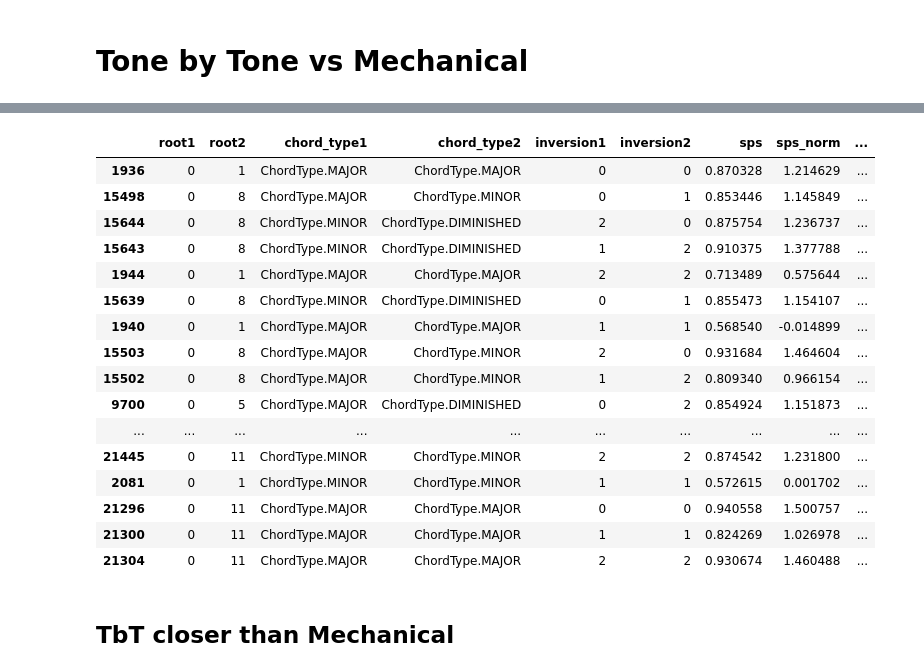
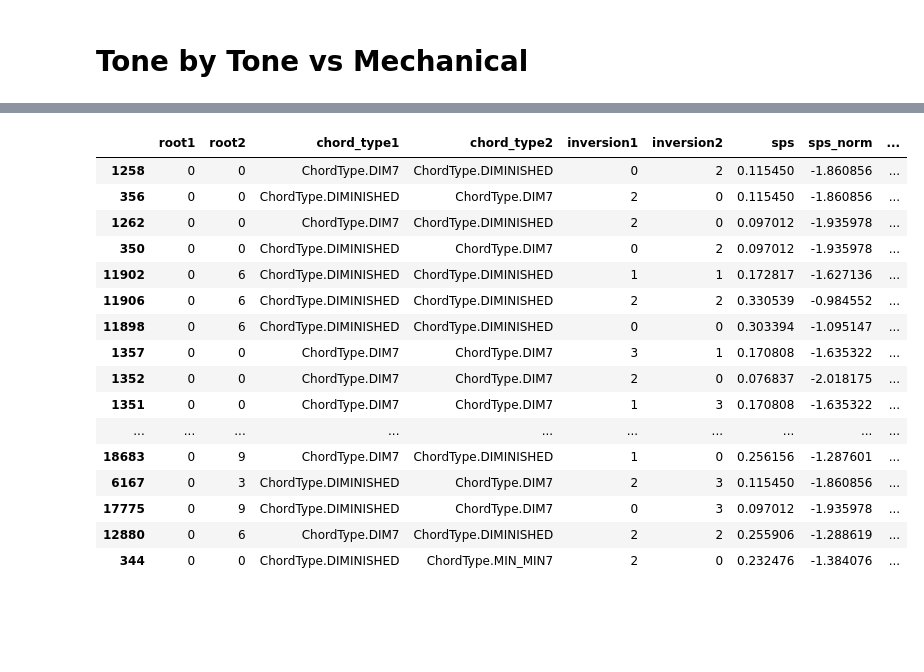
Before and after one commit to DCMLab/chord-eval, a Jupyter notebook: Scratch.ipynb, the cells around one changed output, grey strips where cells are left out. Cells and saved outputs as stored; diff of their text form; code cells hidden in the pictures; blank space fills up the shorter version.

```diff
--- a/Scratch.ipynb
+++ b/Scratch.ipynb
@@ -208,27 +268,38 @@ Text(0.5, 1.0, 'sps')
 # %%
-import matplotlib.pyplot as plt
-import numpy as np
+more_types = [ChordType.MAJOR, ChordType.MINOR, ChordType.DIMINISHED, ChordType.AUGMENTED, ChordType.MAJ_MIN7, ChordType.MAJ_MAJ7, ChordType.MIN_MIN7, ChordType.HALF_DIM7, ChordType.DIM7]
+more_types_labels = ["M", "m", "o", "+", "7", "M7", "m7", "%7", "o7"]
+triads = [ChordType.MAJOR, ChordType.MINOR, ChordType.DIMINISHED, ChordType.AUGMENTED]
+triads_labels = ["M", "m", "o", "+"]
 
-triads = [ChordType.MAJOR, ChordType.MINOR, ChordType.DIMINISHED, ChordType.AUGMENTED]
-maj_min = [ChordType.MAJOR, ChordType.MINOR]
+TYPES = more_types
+TYPE_LABELS = more_types_labels
 
 c_maj_mask = (data["root1"] == 0) & (data["chord_type1"] == ChordType.MAJOR) & (data["inversion1"] == 0)
 c_maj_data = data.loc[c_maj_mask]
 
-metric = "mechanical_b2"
+metric = "mechanical_b1"
 
-matrix = np.zeros((12, 4 * 3))
+xlabels = []
+for chord_type, type_label in zip(TYPES, TYPE_LABELS):
+    max_inv = 3 if chord_type in triads else 4
+    for inv in range(max_inv):
+        xlabels.append(f"{type_label}:{inv}")
+
+matrix = np.zeros((12, len(xlabels)))
 
 for root in range(12):
-    for i, (inv, chord_type) in enumerate(itertools.product(range(3), triads)):
-        matrix[(11 - root), i] = c_maj_data.loc[(c_maj_data["root2"] == root) & (c_maj_data["chord_type2"] == chord_type) & (c_maj_data["inversion2"] == inv), metric]
+    i = 0
+    for chord_type in TYPES:
+        max_inv = 3 if chord_type in triads else 4
+        for inv in range(max_inv):
+            matrix[(11 - root), i] = c_maj_data.loc[(c_maj_data["root2"] == root) & (c_maj_data["chord_type2"] == chord_type) & (c_maj_data["inversion2"] == inv), metric]
+            i += 1
 
-
-plt.imshow(matrix)
+plt.figure(figsize=(12,4))
+plt.imshow(matrix, cmap="Purples")
 plt.colorbar()
-plt.xlabel("Chord Type")
+plt.xlabel("Type:Inversion")
 plt.ylabel("Root")
-plt.xticks(ticks=range(12), labels=[f"{chord_type}:{inv}" for inv, chord_type in itertools.product(range(3), ["M", "m", "o", "+"])])
+plt.xticks(ticks=range(len(xlabels)), labels=xlabels, rotation=60)
 plt.yticks(ticks=range(12), labels=["B", "Bb", "A", "Ab", "G", "Gb", "F", "E", "Eb", "D", "Db", "C"])
-plt.title(metric)
 # %% [output]
@@ -441,27 +543,25 @@ small_data.loc[
 # %%
 small_data.loc[
-    sorted_small["tone_by_tone_r0_b0"]["mechanical_b1"].index
+    sorted_small["tone_by_tone_r1_b1"]["mechanical_b1"].index
 ].loc[
-    (data["root1"] == 0) & (data["tone_by_tone_r0_b0_norm"] > data["mechanical_b1_norm"]),
-    ["root1", "root2", "chord_type1", "chord_type2", "inversion1", "inversion2", "sps", "sps_norm", "tone_by_tone_r0_b0", "tone_by_tone_r0_b0_norm", "mechanical_b1", "mechanical_b1_norm"],
+    (data["root1"] == 0) & (data["tone_by_tone_r1_b1_norm"] < data["mechanical_b1_norm"]),
+    ["root1", "root2", "chord_type1", "chord_type2", "inversion1", "inversion2", "sps", "sps_norm", "tone_by_tone_r1_b1", "tone_by_tone_r1_b1_norm", "mechanical_b1", "mechanical_b1_norm"],
 ][:30]
 # %% [output]
 |  | root1 | root2 | chord_type1 | chord_type2 | inversion1 | inversion2 | sps | sps_norm | ... |
-| 1936 | 0 | 1 | ChordType.MAJOR | ChordType.MAJOR | 0 | 0 | 0.870328 | 1.214629 | ... |
-| 15498 | 0 | 8 | ChordType.MAJOR | ChordType.MINOR | 0 | 1 | 0.853446 | 1.145849 | ... |
-| 15644 | 0 | 8 | ChordType.MINOR | ChordType.DIMINISHED | 2 | 0 | 0.875754 | 1.236737 | ... |
-| 15643 | 0 | 8 | ChordType.MINOR | ChordType.DIMINISHED | 1 | 2 | 0.910375 | 1.377788 | ... |
-| 1944 | 0 | 1 | ChordType.MAJOR | ChordType.MAJOR | 2 | 2 | 0.713489 | 0.575644 | ... |
-| 15639 | 0 | 8 | ChordType.MINOR | ChordType.DIMINISHED | 0 | 1 | 0.855473 | 1.154107 | ... |
-| 1940 | 0 | 1 | ChordType.MAJOR | ChordType.MAJOR | 1 | 1 | 0.568540 | -0.014899 | ... |
-| 15503 | 0 | 8 | ChordType.MAJOR | ChordType.MINOR | 2 | 0 | 0.931684 | 1.464604 | ... |
-| 15502 | 0 | 8 | ChordType.MAJOR | ChordType.MINOR | 1 | 2 | 0.809340 | 0.966154 | ... |
-| 9700 | 0 | 5 | ChordType.MAJOR | ChordType.DIMINISHED | 0 | 2 | 0.854924 | 1.151873 | ... |
+| 1258 | 0 | 0 | ChordType.DIM7 | ChordType.DIMINISHED | 0 | 2 | 0.115450 | -1.860856 | ... |
+| 356 | 0 | 0 | ChordType.DIMINISHED | ChordType.DIM7 | 2 | 0 | 0.115450 | -1.860856 | ... |
+| 1262 | 0 | 0 | ChordType.DIM7 | ChordType.DIMINISHED | 2 | 0 | 0.097012 | -1.935978 | ... |
+| 350 | 0 | 0 | ChordType.DIMINISHED | ChordType.DIM7 | 0 | 2 | 0.097012 | -1.935978 | ... |
+| 11902 | 0 | 6 | ChordType.DIMINISHED | ChordType.DIMINISHED | 1 | 1 | 0.172817 | -1.627136 | ... |
+| 11906 | 0 | 6 | ChordType.DIMINISHED | ChordType.DIMINISHED | 2 | 2 | 0.330539 | -0.984552 | ... |
+| 11898 | 0 | 6 | ChordType.DIMINISHED | ChordType.DIMINISHED | 0 | 0 | 0.303394 | -1.095147 | ... |
+| 1357 | 0 | 0 | ChordType.DIM7 | ChordType.DIM7 | 3 | 1 | 0.170808 | -1.635322 | ... |
+| 1352 | 0 | 0 | ChordType.DIM7 | ChordType.DIM7 | 2 | 0 | 0.076837 | -2.018175 | ... |
+| 1351 | 0 | 0 | ChordType.DIM7 | ChordType.DIM7 | 1 | 3 | 0.170808 | -1.635322 | ... |
 | ... | ... | ... | ... | ... | ... | ... | ... | ... | ... |
-| 21445 | 0 | 11 | ChordType.MINOR | ChordType.MINOR | 2 | 2 | 0.874542 | 1.231800 | ... |
-| 2081 | 0 | 1 | ChordType.MINOR | ChordType.MINOR | 1 | 1 | 0.572615 | 0.001702 | ... |
-| 21296 | 0 | 11 | ChordType.MAJOR | ChordType.MAJOR | 0 | 0 | 0.940558 | 1.500757 | ... |
-| 21300 | 0 | 11 | ChordType.MAJOR | ChordType.MAJOR | 1 | 1 | 0.824269 | 1.026978 | ... |
-| 21304 | 0 | 11 | ChordType.MAJOR | ChordType.MAJOR | 2 | 2 | 0.930674 | 1.460488 | ... |
+| 18683 | 0 | 9 | ChordType.DIM7 | ChordType.DIMINISHED | 1 | 0 | 0.256156 | -1.287601 | ... |
+| 6167 | 0 | 3 | ChordType.DIMINISHED | ChordType.DIM7 | 2 | 3 | 0.115450 | -1.860856 | ... |
+| 17775 | 0 | 9 | ChordType.DIMINISHED | ChordType.DIM7 | 0 | 3 | 0.097012 | -1.935978 | ... |
+| 12880 | 0 | 6 | ChordType.DIM7 | ChordType.DIMINISHED | 2 | 2 | 0.255906 | -1.288619 | ... |
+| 344 | 0 | 0 | ChordType.DIMINISHED | ChordType.MIN_MIN7 | 2 | 0 | 0.232476 | -1.384076 | ... |
-# %% [markdown]
-## TbT closer than Mechanical
```
Also changed, not shown: parts of 17 cells of this notebook, 1 other file.
